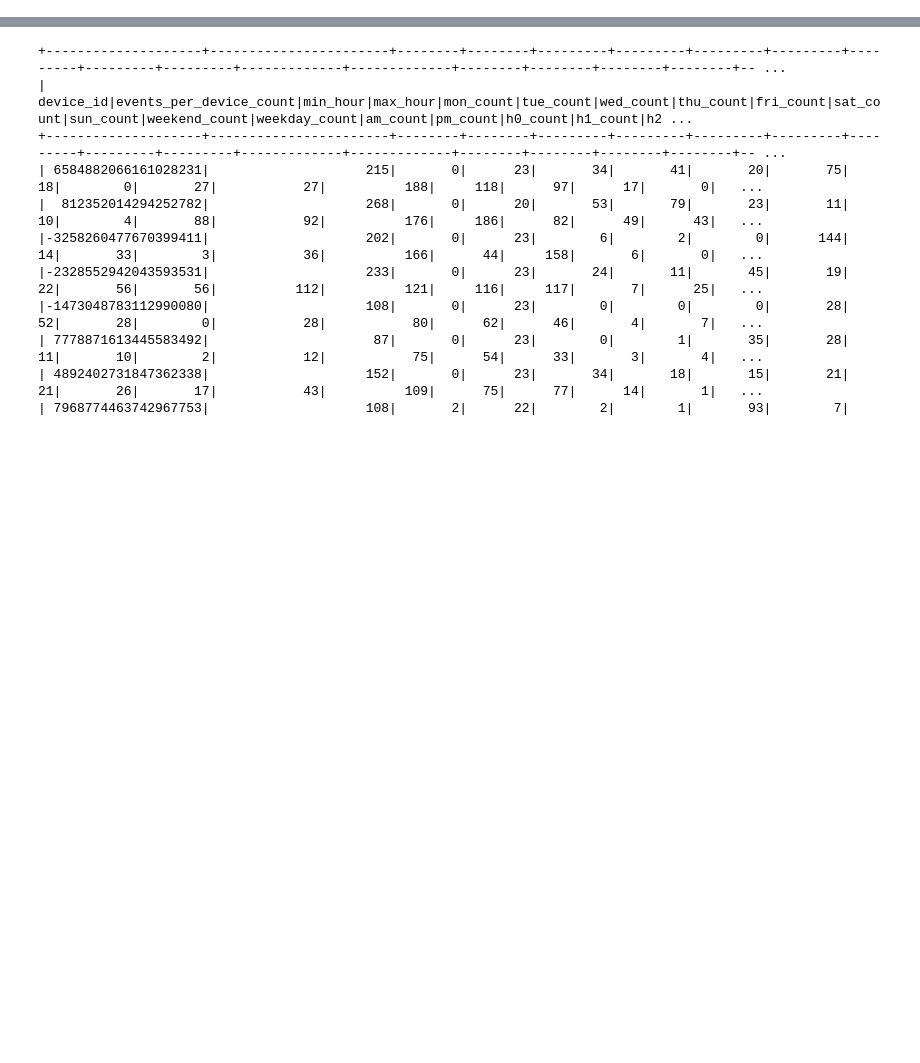
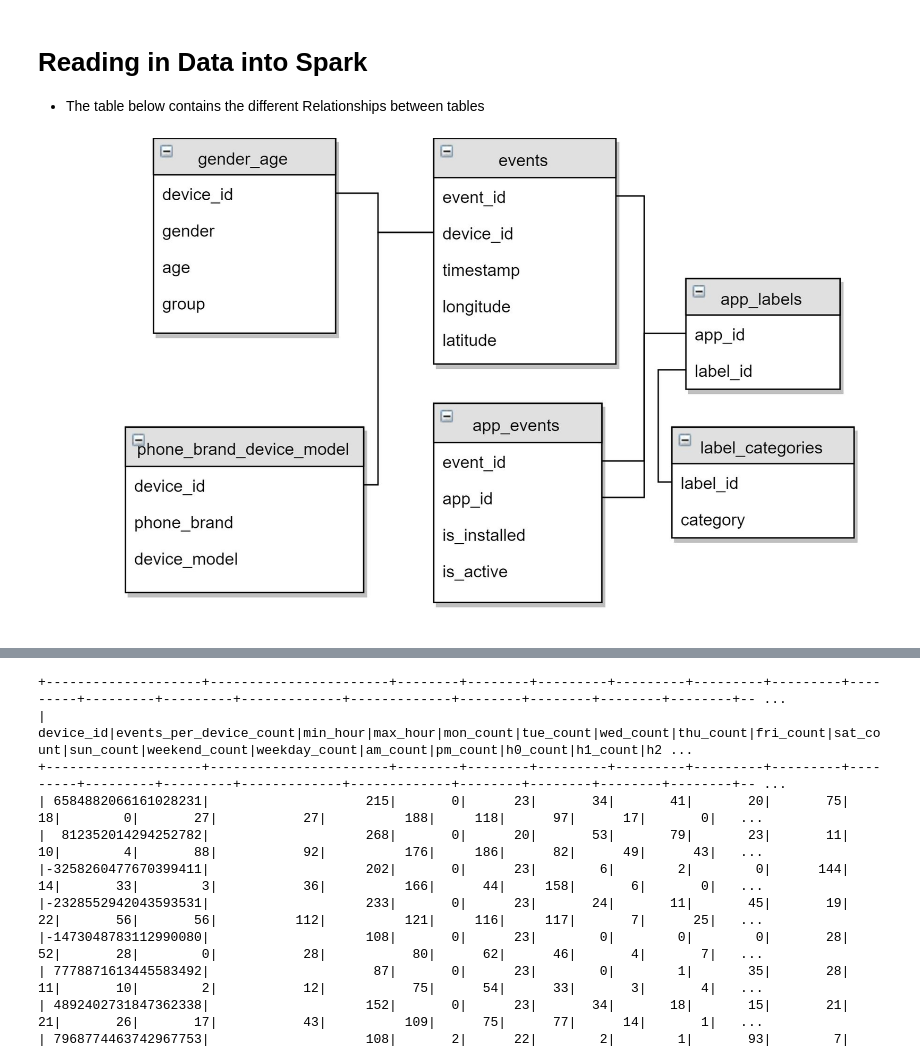
Before and after one commit to noorzaman/CSIE-63, a Jupyter notebook: final-project/Big-Data-Case-Study-In-Mobile-Analytics_version_3.ipynb, the cells around one changed output, grey strips where cells are left out. Cells and saved outputs as stored; diff of their text form; code cells hidden in the pictures; blank space fills up the shorter version.

```diff
--- a/final-project/Big-Data-Case-Study-In-Mobile-Analytics_version_3.ipynb
+++ b/final-project/Big-Data-Case-Study-In-Mobile-Analytics_version_3.ipynb
@@ -42,6 +57,14 @@ sc = SparkContext(conf=conf)
 sc.setLogLevel("ERROR")
 sqlContext = SQLContext(sc)
 spark = SparkSession.builder.appName("spark play").getOrCreate()
+# %% [markdown]
+# Reading in Data into Spark
+- The table below contains the different Relationships between tables
+# %%
+from IPython.display import Image
+Image(filename='RelationalDatabasesFlow.jpg')
+# %% [output]
+[figure, added]
 # %%
 gender_age_train_csv = "data/gender_age_train.csv"
 events_csv = "data/events.csv"
```
Also changed, not shown: parts of 25 cells of this notebook, 1 other file.
